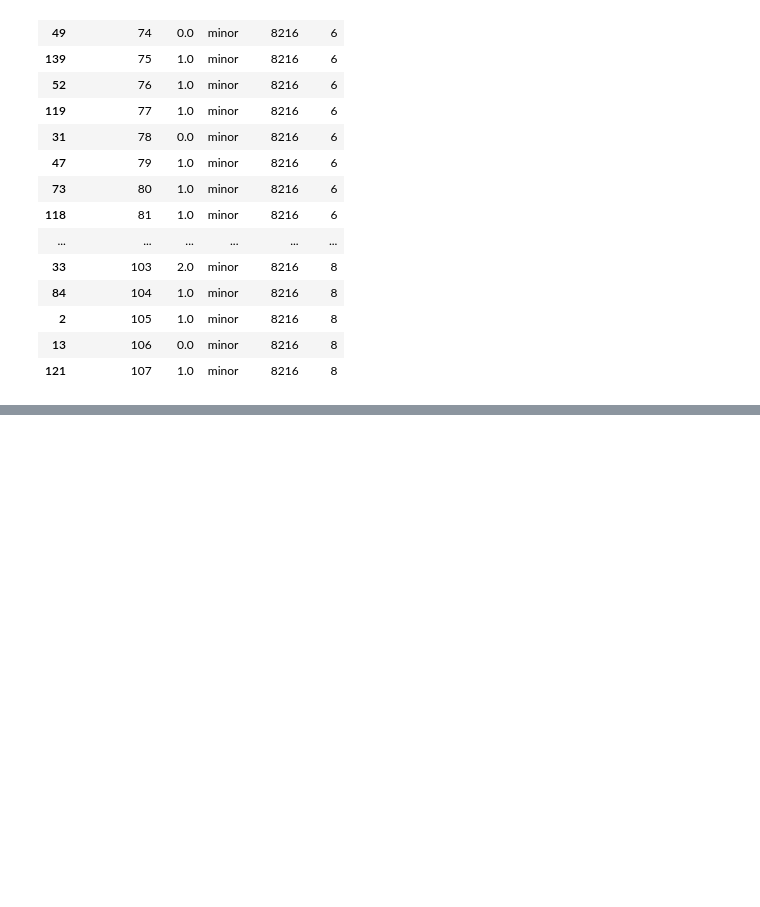
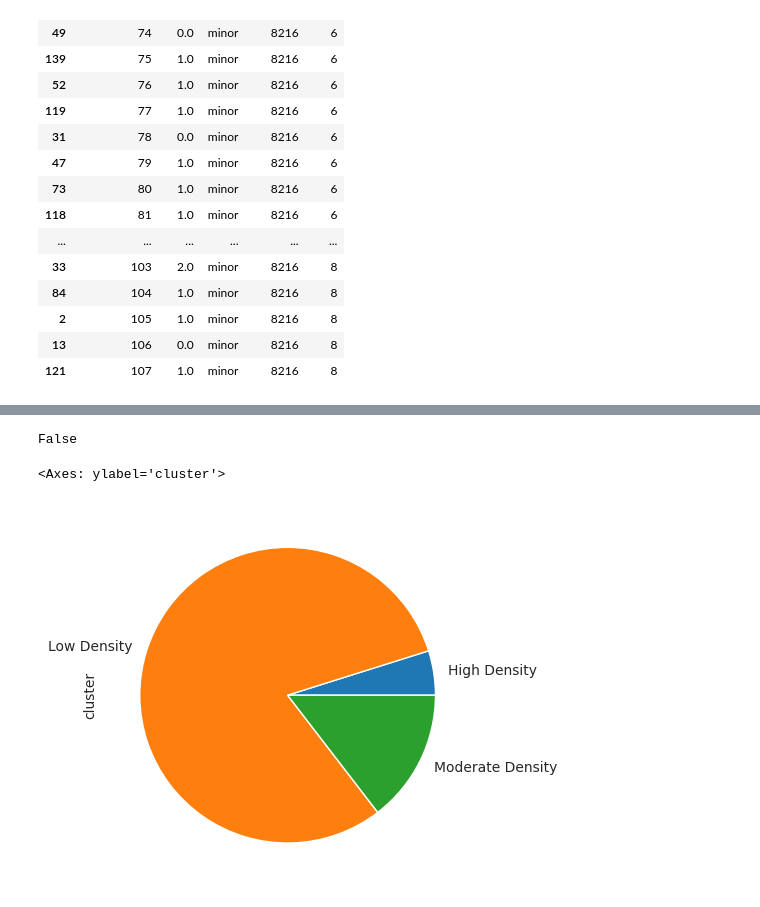
Before and after one commit to jcnborges/busanalysis, a Jupyter notebook: notebooks/ieee_t_its_2024/ieee-t-its.ipynb, the cells around one changed output, grey strips where cells are left out. Drawn from its saved outputs; the diff is of its cells as text; code cells hidden in the pictures; blank space fills up the shorter version.

```diff
--- a/notebooks/ieee_t_its_2024/ieee-t-its.ipynb
+++ b/notebooks/ieee_t_its_2024/ieee-t-its.ipynb
@@ -389,0 +510,70 @@ df.query("group_id == 8216 and series == 'minor' and 6 <= hour <= 8").sort_value
+# %%
+mapa = folium.Map(
+    location = [-25.4284, -49.2733],
+    tiles = "OpenStreetMap",
+    zoom_start = 12
+)
+
+markers = []
+for density in density_choices:
+
+    feature_group = folium.FeatureGroup(density)
+    cluster_numbers = folium.FeatureGroup(f'Cluster Numbers ({density})')
+
+    centers = []
+    points = []
+    idx = list(aux1.query(f"density == '{density}'").cluster.drop_duplicates())
+    for index, conn in aux2.query(f"cluster == {idx}").filter(['latitude_u', 'longitude_u', 'name_norm_u', 'type_norm_u', 'latitude_v',
+           'longitude_v', 'name_norm_v', 'type_norm_v', 'cluster']).drop_duplicates().iterrows():
+
+        u = [conn['latitude_u'], conn['longitude_u']]
+        v = [conn['latitude_v'], conn['longitude_v']]
+        line = folium.PolyLine([u, v], color = 'red', weight = 1.0).add_to(feature_group)
+        centre = bus_stop_clustered.query(f"centre == 1 and cluster == {conn['cluster']}").filter(['latitude', 'longitude']).values.tolist()[0]
+        if centre not in centers:
+            folium.Circle(centre, popup = conn["cluster"],
+                radius = 600, color = 'blue', fill_color = 'blue', fill = True, opacity = 1, fill_opacity = 0.1, weight = 1.0).add_to(feature_group)
+            folium.map.Marker(
+                centre,
+                icon=folium.DivIcon(
+                    icon_size=(150,36),
+                    icon_anchor=(0,0),
+                    html='<div style="font-size: 12pt; font-weight: bold; color: black">%s</div>' % conn['cluster'],
+                    )
+                ).add_to(cluster_numbers)
+            centers.append(centre)
+
+        if u not in points:
+            markers.append(folium.Circle(u, popup = conn["name_norm_u"],
+                radius = 3, color = 'black', fill_color = 'black', fill = True, opacity = 1, fill_opacity = 1, weight = 1.0).add_to(feature_group))
+            points.append(u)
+
+        if v not in points:
+            markers.append(folium.Circle(v, popup = conn["name_norm_v"],
+                radius = 3, color = 'black', fill_color = 'black', fill = True, opacity = 1, fill_opacity = 1, weight = 1.0).add_to(feature_group))
+            points.append(v)
+
+        mapa.add_child(feature_group)
+        mapa.add_child(cluster_numbers)
+
+folium.GeoJson(gpd.read_file('maps/PR_Municipios_2022.shp').query("NM_MUN == 'Curitiba'"),
+             style_function=lambda x: {'color': 'black', 'fillOpacity': 0, 'weight': 1.5}).add_to(mapa)
+
+mapa.add_child(folium.LayerControl())
+mapa.keep_in_front(*markers)
+plugins.Fullscreen(
+        position                = "topright",
+        title                   = "Open full-screen map",
+        title_cancel            = "Close full-screen map",
+        force_separate_button   = True,
+    ).add_to(mapa)
+
+mapa.save(outfile = "map.html")
+web.open_new_tab("map.html")
+# %% [output]
+False
+# %%
+aux1.groupby('density').cluster.count().plot.pie()
+# %% [output]
+<Axes: ylabel='cluster'>
+[figure, added]
```
Also changed, not shown: parts of 15 cells of this notebook, 1 other file.
